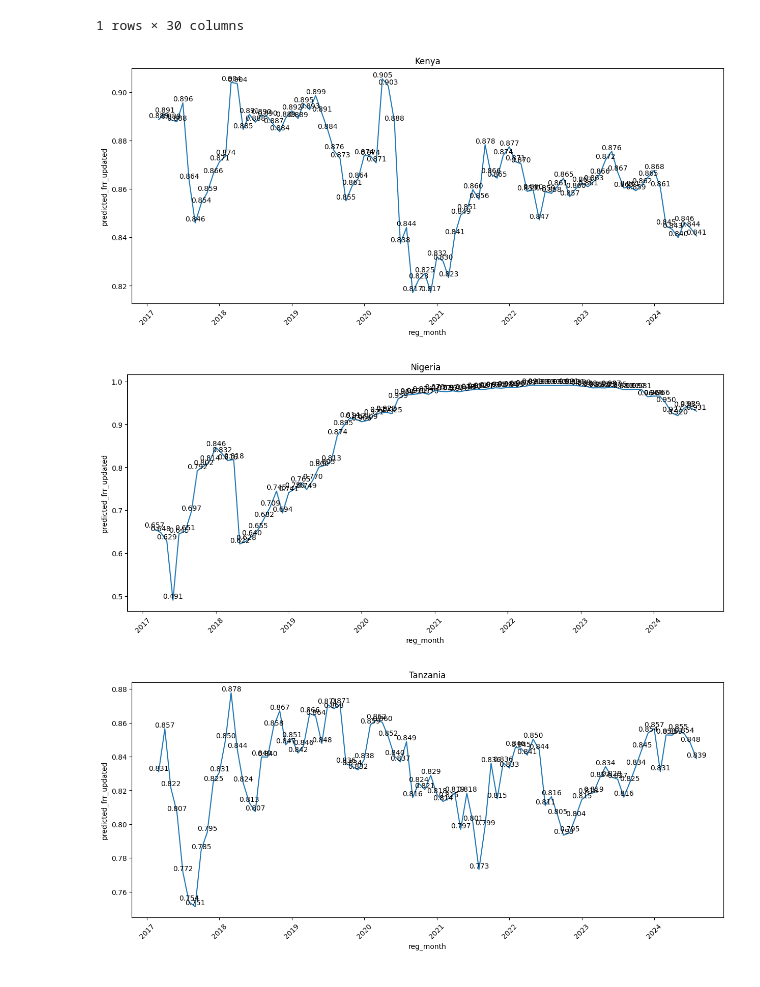
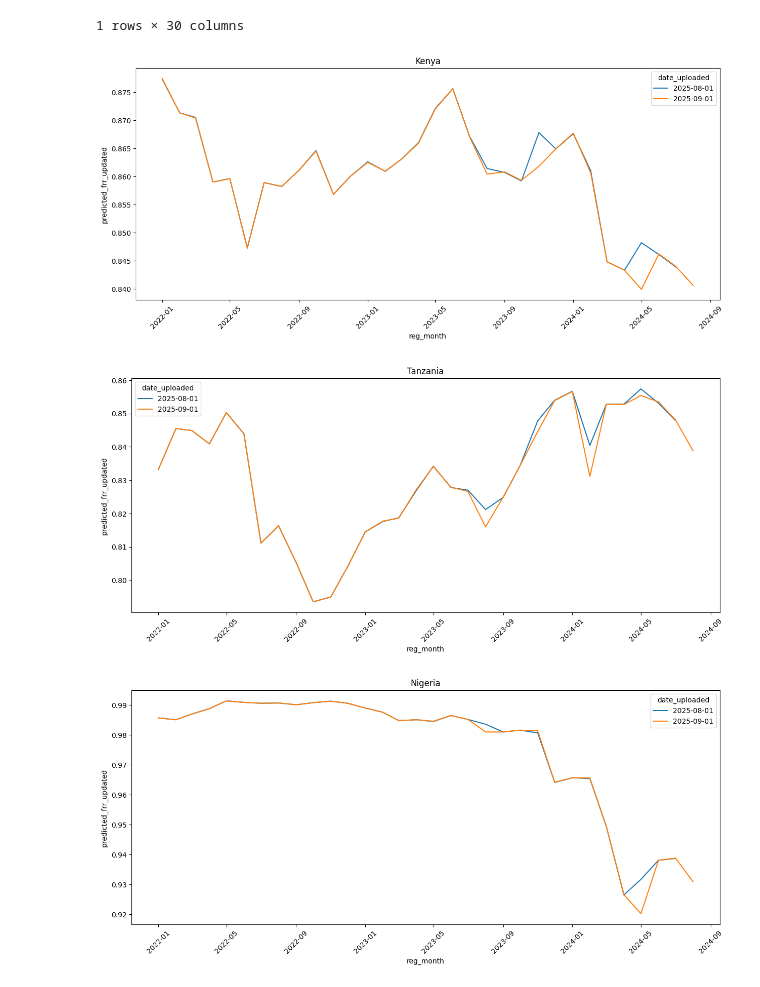
Before and after one commit to elijahkoech/cbr360, a Jupyter notebook: notebooks/clp_inference.ipynb, the cells around one changed output. Cells and saved outputs as stored; diff of their text form; code cells hidden in the pictures.

Commit message:
Evaluated CBR predictions at backtesting shift given CLR input format

```diff
--- a/notebooks/clp_inference.ipynb
+++ b/notebooks/clp_inference.ipynb
@@ -94,28 +94,28 @@ df_long_copy_aug[df_long_copy_aug['accounts_group']=='2024-07_Kenya_Lanterns_Kak
 # df_truth.head()
 # df_long_copy_sep = pd.merge(left=df_long_copy_sep, right=df_truth, on="accounts_group")
 # %%
-# df_long_copy = pd.concat([df_long_copy_sep, df_long_copy_aug])
+df_long_copy = pd.concat([df_long_copy_sep, df_long_copy_aug])
 
 # df_long_copy["date_uploaded"] = pd.to_datetime(df_long_copy["date_uploaded"], format="%Y-%m-%d")
 # df_long_copy["reg_month"] = pd.to_datetime(df_long_copy["reg_month"], format="%Y-%m")
 # %%
-df_country = df_long_copy_sep.groupby(["reg_month", "country", 'backtesting', "date_uploaded"]).agg(
+df_country = df_long_copy.groupby(["reg_month", "country", 'backtesting', "date_uploaded"]).agg(
     total_follow_on_price=('total_follow_on_revenue_usd', "sum"),
     total_predicted_fr=('predicted_revenue_USD', 'sum')
 ).reset_index()
 df_country["predicted_frr_updated"] = np.round(df_country.total_predicted_fr/df_country.total_follow_on_price,4)
 df_country["reg_month"] = pd.to_datetime(df_country["reg_month"], format="%Y-%m")
-for country in ['Kenya','Nigeria','Tanzania','Uganda','Zambia']:
+for country in ["Kenya", "Tanzania", "Nigeria", "Zambia", "Togo", "Uganda"]:
     plt.figure(figsize=(15, 6))
-    subset = df_country[(df_country.country==country) & (df_country.reg_month>="2017-03-01")]
-    ax = sns.lineplot(data=subset, x="reg_month", y="predicted_frr_updated")
-    for x, y in zip(subset["reg_month"], subset["predicted_frr_updated"]):
-        ax.text(x, y, f"{y:.3f}", ha="center", va="bottom")
+    subset = df_country[(df_country.country==country) & (df_country.reg_month>="2022-01-01")]
+    ax = sns.lineplot(data=subset, x="reg_month", y="predicted_frr_updated", hue="date_uploaded")
+    # for x, y in zip(subset["reg_month"], subset["predicted_frr_updated"]):
+    #     ax.text(x, y, f"{y:.3f}", ha="center", va="bottom")
     # sns.lineplot(data=df2, x="reg_month", y="frr_prediction_50")
     plt.xticks(rotation=45)
     plt.title(country)
     plt.show()
 # %% [output]
-[figure, old version]
+[figure, new version]
-[figure, old version]
+[figure, new version]
-[figure, old version]
+[figure, new version]
```
Also changed, not shown: parts of 8 cells of this notebook.
